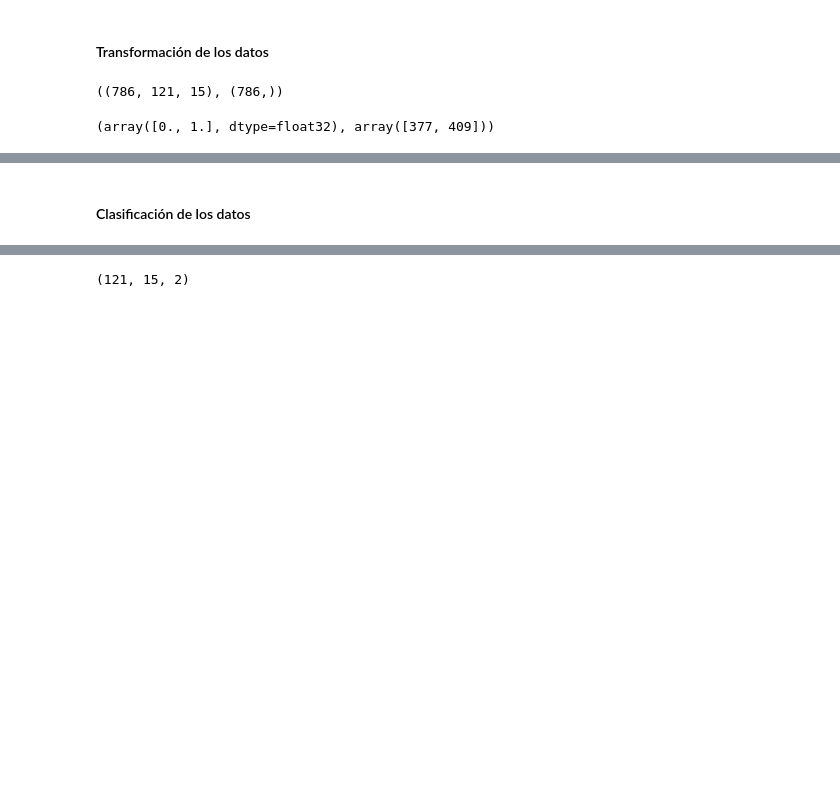
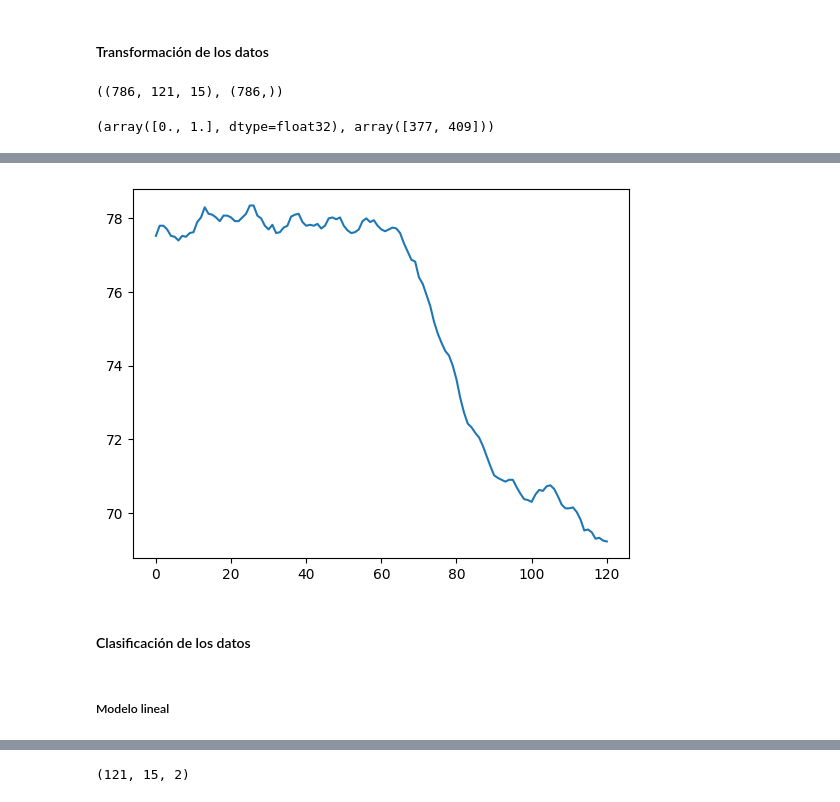
Before and after one commit to judith-ale/proyecto_modulo1, a Jupyter notebook: ProyectoModulo1_RabagoJ_MartinezC_VelicaX.ipynb, the cells around one changed output, grey strips where cells are left out. Drawn from its saved outputs; the diff is of its cells as text; code cells hidden in the pictures; blank space fills up the shorter version.

```diff
--- a/ProyectoModulo1_RabagoJ_MartinezC_VelicaX.ipynb
+++ b/ProyectoModulo1_RabagoJ_MartinezC_VelicaX.ipynb
@@ -844,3 +849,8 @@ np.unique(y, return_counts=True)
+# %%
+plt.plot(X[0, :, 5])
+plt.show()
+# %% [output]
+[figure, added]
 # %%
 from sklearn.model_selection import train_test_split
 # %%
@@ -853,2 +864,4 @@ import tensorflow as tf
 
 from sklearn.metrics import classification_report, confusion_matrix
+# %% [markdown]
+##### Modelo lineal
```
Also changed, not shown: parts of 21 cells of this notebook.
